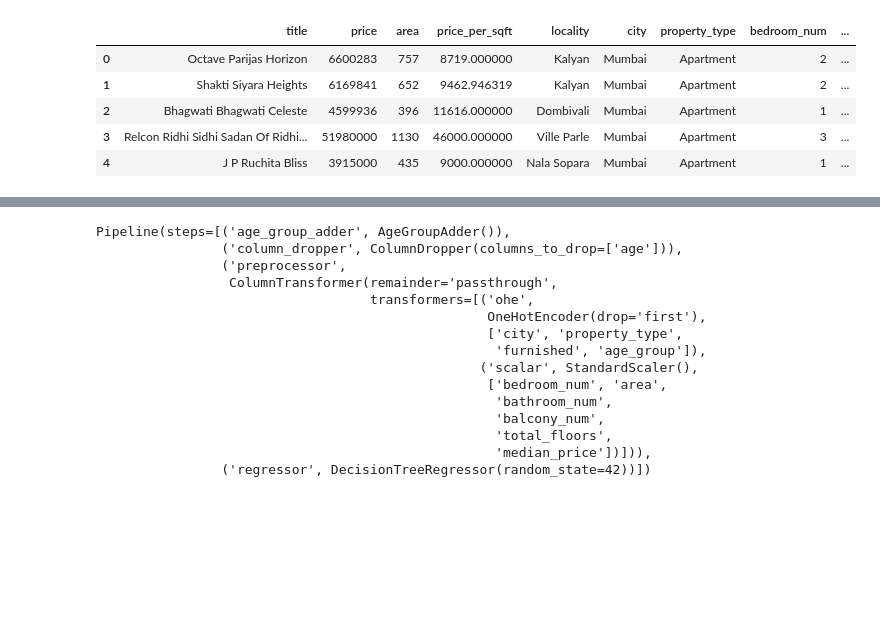
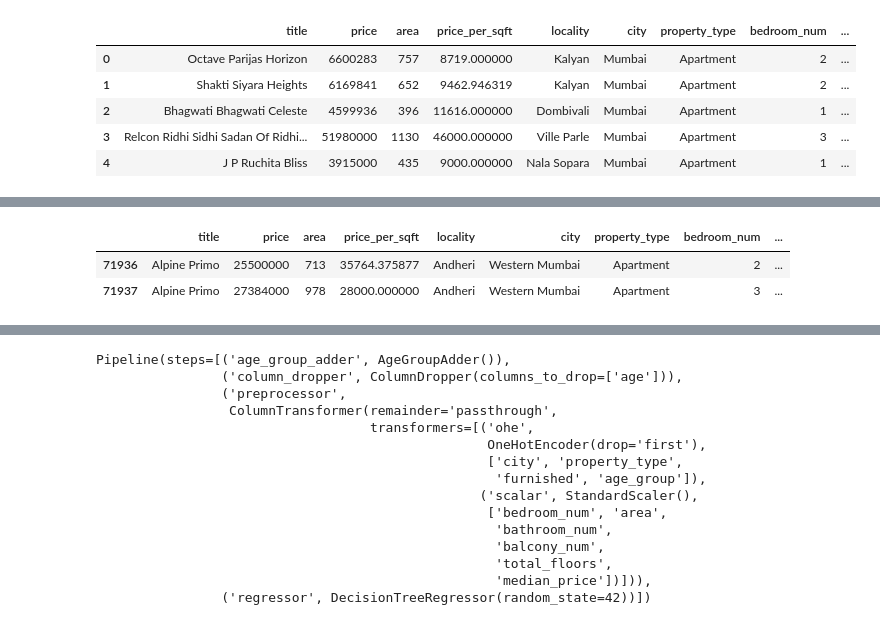
Before and after one commit to Prem-Poudel/house-price-pred, a Jupyter notebook: notebook/Model Trainer.ipynb, the cells around one changed output, grey strips where cells are left out. Drawn from its saved outputs; the diff is of its cells as text; code cells hidden in the pictures; blank space fills up the shorter version.

```diff
--- a/notebook/Model Trainer.ipynb
+++ b/notebook/Model Trainer.ipynb
@@ -81,0 +112,3 @@ class ColumnDropper(BaseEstimator, TransformerMixin):
+# %%
+median_adder = MedianPriceAdder(group_cols=["locality", "property_type"], target_col="price")
+median_adder.fit(df)
@@ -82 +122,8 @@ class ColumnDropper(BaseEstimator, TransformerMixin):
+# %%
+transformed_df = median_adder.transform(df)
+transformed_df.tail(2)
+# %% [output]
+|  | title | price | area | price_per_sqft | locality | city | property_type | bedroom_num | ... |
+| 71936 | Alpine Primo | 25500000 | 713 | 35764.375877 | Andheri | Western Mumbai | Apartment | 2 | ... |
+| 71937 | Alpine Primo | 27384000 | 978 | 28000.000000 | Andheri | Western Mumbai | Apartment | 3 | ... |
 # %%
```
Also changed, not shown: parts of 19 cells of this notebook, 12 other files.
